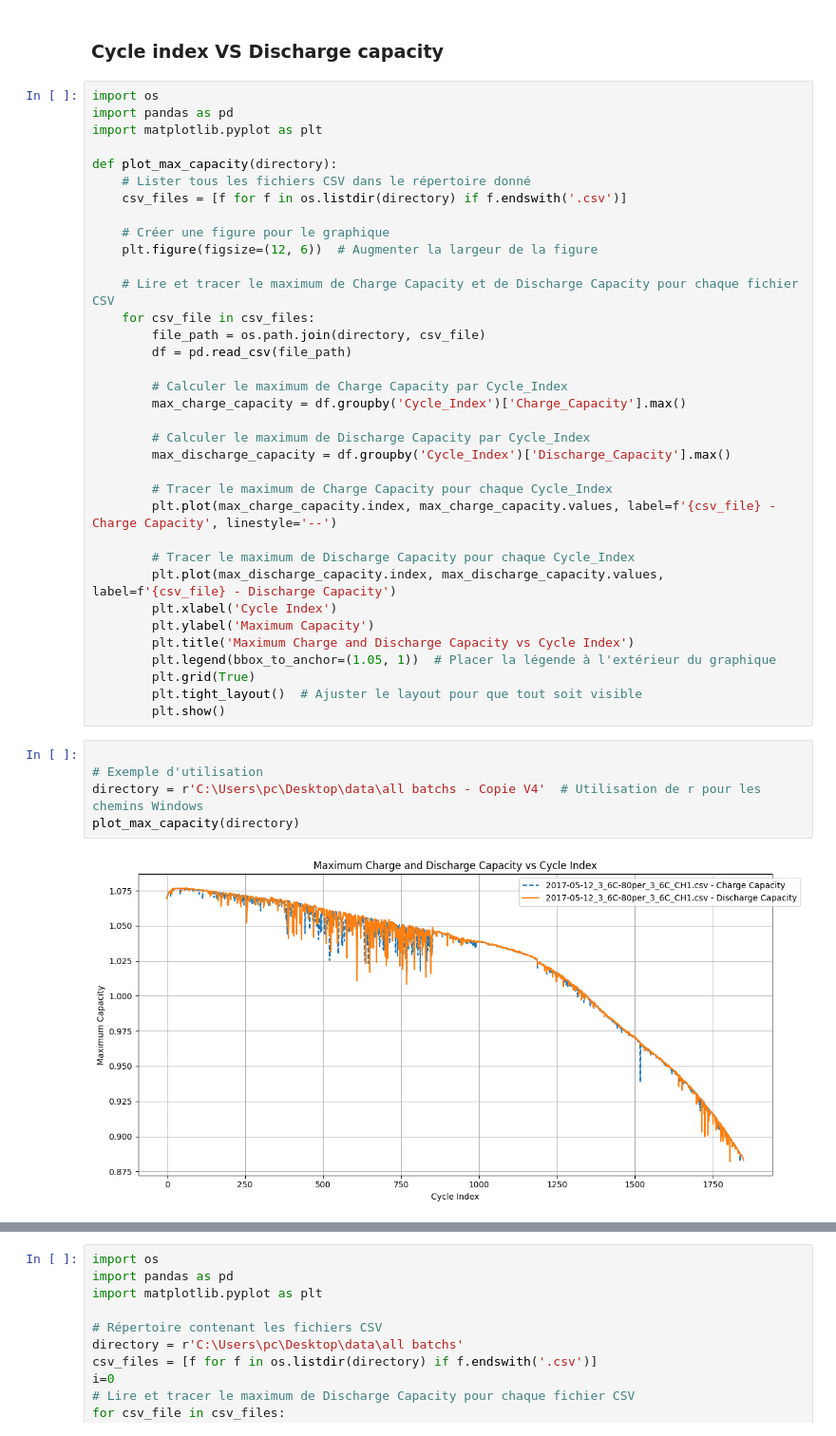
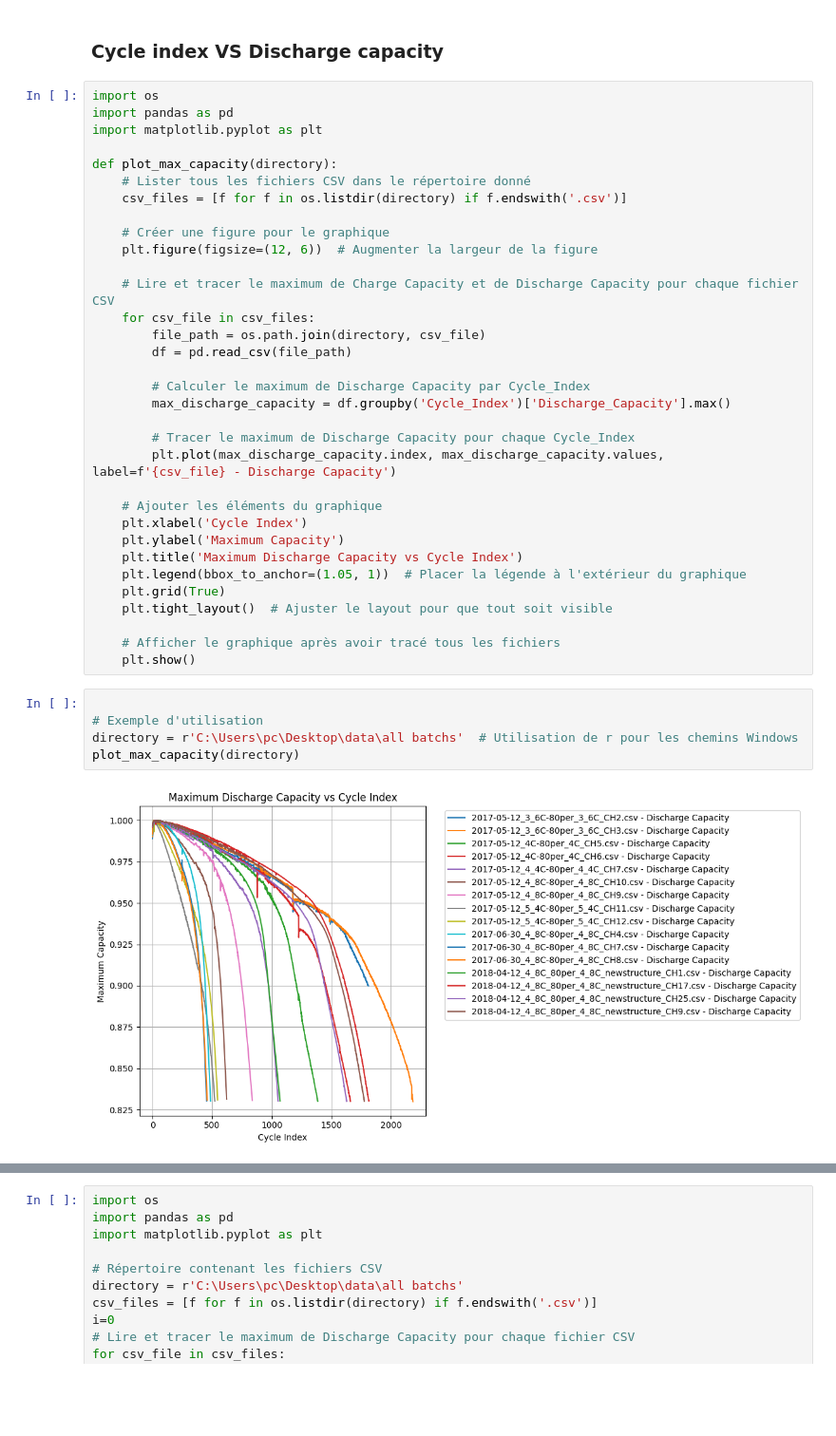
Before and after one commit to SalimMabed/PHM-Batteries, a Jupyter notebook: plot_data.ipynb, the cells around one changed output, grey strips where cells are left out. Shown at 95% size. Cells and saved outputs as stored; diff of their text form; blank space fills up the shorter version.

```diff
--- a/plot_data.ipynb
+++ b/plot_data.ipynb
@@ -17,28 +17,26 @@ def plot_max_capacity(directory):
         file_path = os.path.join(directory, csv_file)
         df = pd.read_csv(file_path)
 
-        # Calculer le maximum de Charge Capacity par Cycle_Index
-        max_charge_capacity = df.groupby('Cycle_Index')['Charge_Capacity'].max()
-
         # Calculer le maximum de Discharge Capacity par Cycle_Index
         max_discharge_capacity = df.groupby('Cycle_Index')['Discharge_Capacity'].max()
 
-        # Tracer le maximum de Charge Capacity pour chaque Cycle_Index
-        plt.plot(max_charge_capacity.index, max_charge_capacity.values, label=f'{csv_file} - Charge Capacity', linestyle='--')
-
         # Tracer le maximum de Discharge Capacity pour chaque Cycle_Index
         plt.plot(max_discharge_capacity.index, max_discharge_capacity.values, label=f'{csv_file} - Discharge Capacity')
-        plt.xlabel('Cycle Index')
-        plt.ylabel('Maximum Capacity')
-        plt.title('Maximum Charge and Discharge Capacity vs Cycle Index')
-        plt.legend(bbox_to_anchor=(1.05, 1))  # Placer la légende à l'extérieur du graphique
-        plt.grid(True)
-        plt.tight_layout()  # Ajuster le layout pour que tout soit visible
-        plt.show()
+
+    # Ajouter les éléments du graphique
+    plt.xlabel('Cycle Index')
+    plt.ylabel('Maximum Capacity')
+    plt.title('Maximum Discharge Capacity vs Cycle Index')
+    plt.legend(bbox_to_anchor=(1.05, 1))  # Placer la légende à l'extérieur du graphique
+    plt.grid(True)
+    plt.tight_layout()  # Ajuster le layout pour que tout soit visible
+
+    # Afficher le graphique après avoir tracé tous les fichiers
+    plt.show()
 # %%
 
 # Exemple d'utilisation
-directory = r'C:\Users\pc\Desktop\data\all batchs - Copie V4'  # Utilisation de r pour les chemins Windows
+directory = r'C:\Users\pc\Desktop\data\all batchs'  # Utilisation de r pour les chemins Windows
 plot_max_capacity(directory)
 # %% [output]
-[figure, old version]
+[figure, new version]
```
Also changed, not shown: parts of 1 cell of this notebook, 1 other file.
